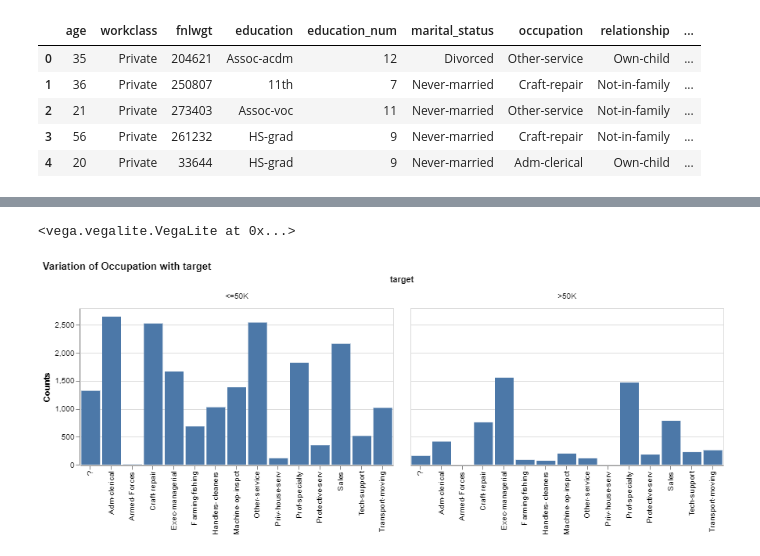
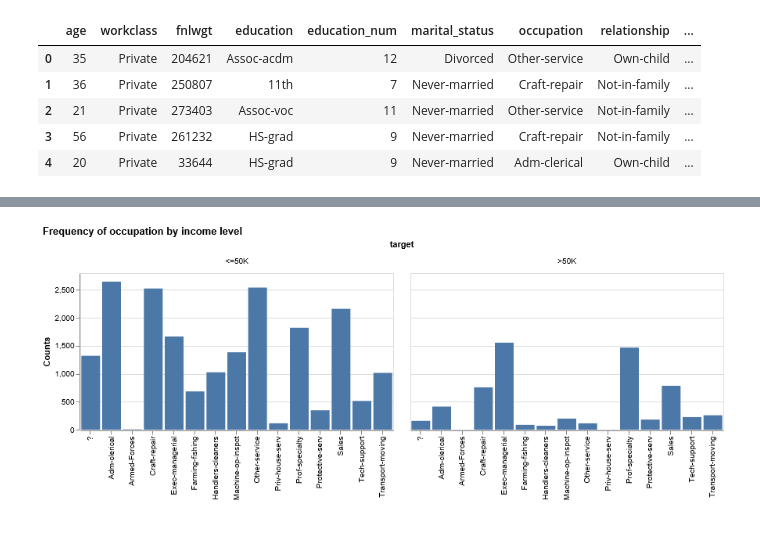
Before and after one commit to UBC-MDS/DSCI_522_group-307, a Jupyter notebook: eda/EDA_Adult_data.ipynb, the cells around one changed output, grey strips where cells are left out. Saved outputs shown, nothing was run; the diff lists cells and outputs as text; code cells hidden in the pictures.

```diff
--- a/eda/EDA_Adult_data.ipynb
+++ b/eda/EDA_Adult_data.ipynb
@@ -243,14 +238,14 @@ p7
 # %%
+# Barplot showing frequency of occupation by income level
 p8 = alt.Chart(X_train).mark_bar().encode(
-    alt.X('occupation:O', title = ""),
-    alt.Y('count()', title = "Counts"),
-    facet = 'target:N'
+    alt.X('occupation:O', title=None),
+    alt.Y('count()', title='Counts'),
+    facet='target:N'
 ).properties(
-    title = "Variation of Occupation with target",
-    width = 400,
-    height = 200
+    title='Frequency of occupation by income level',
+    width=400,
+    height=200
 )
 p8
 # %% [output]
-<vega.vegalite.VegaLite at 0x...>
-[figure, old version]
+[figure, new version]
```
Also changed, not shown: parts of 21 cells of this notebook, 1 other file.
